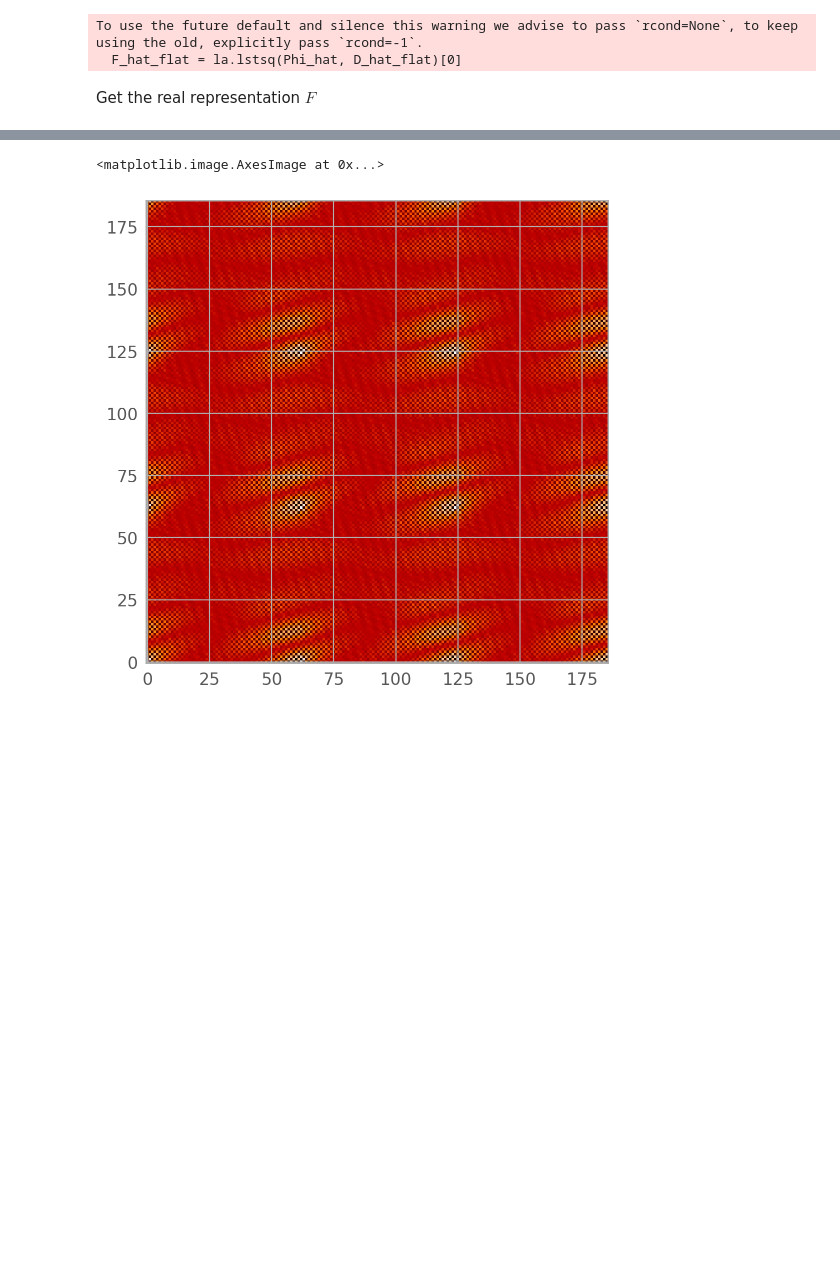
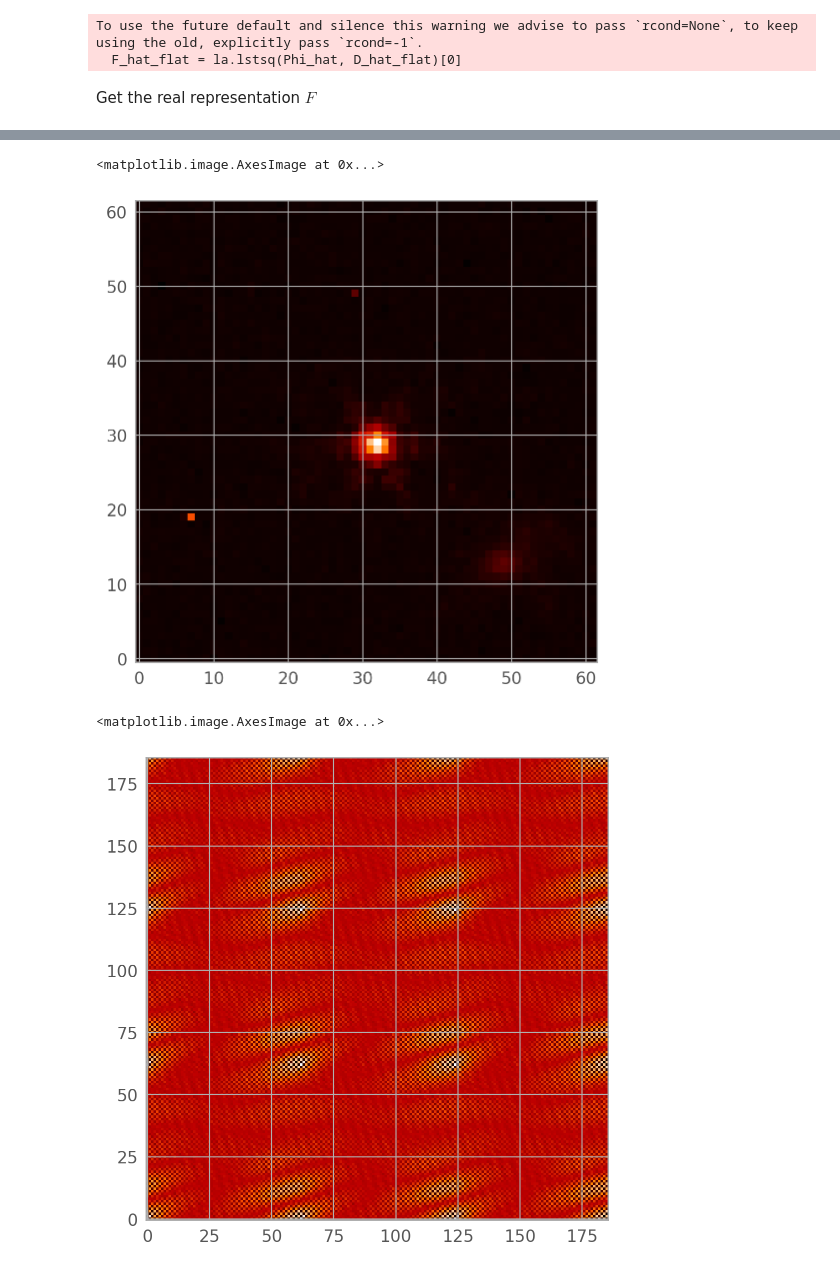
Before and after one commit to Chisen-Lupus/proper-dither, a Jupyter notebook: demo.ipynb, the cells around one changed output, grey strips where cells are left out. Cells and saved outputs as stored; diff of their text form; code cells hidden in the pictures; blank space fills up the shorter version.

```diff
--- a/demo.ipynb
+++ b/demo.ipynb
@@ -460,3 +461,9 @@ plt.imshow(np.arcsinh(F))
+# %%
+
+plt.imshow(np.arcsinh(data))
+# %% [output]
+<matplotlib.image.AxesImage at 0x...>
+[figure, added]
 # %%
 plt.imshow(F_hat[0].real)
 # %% [output]
```
Also changed, not shown: parts of 28 cells of this notebook.
